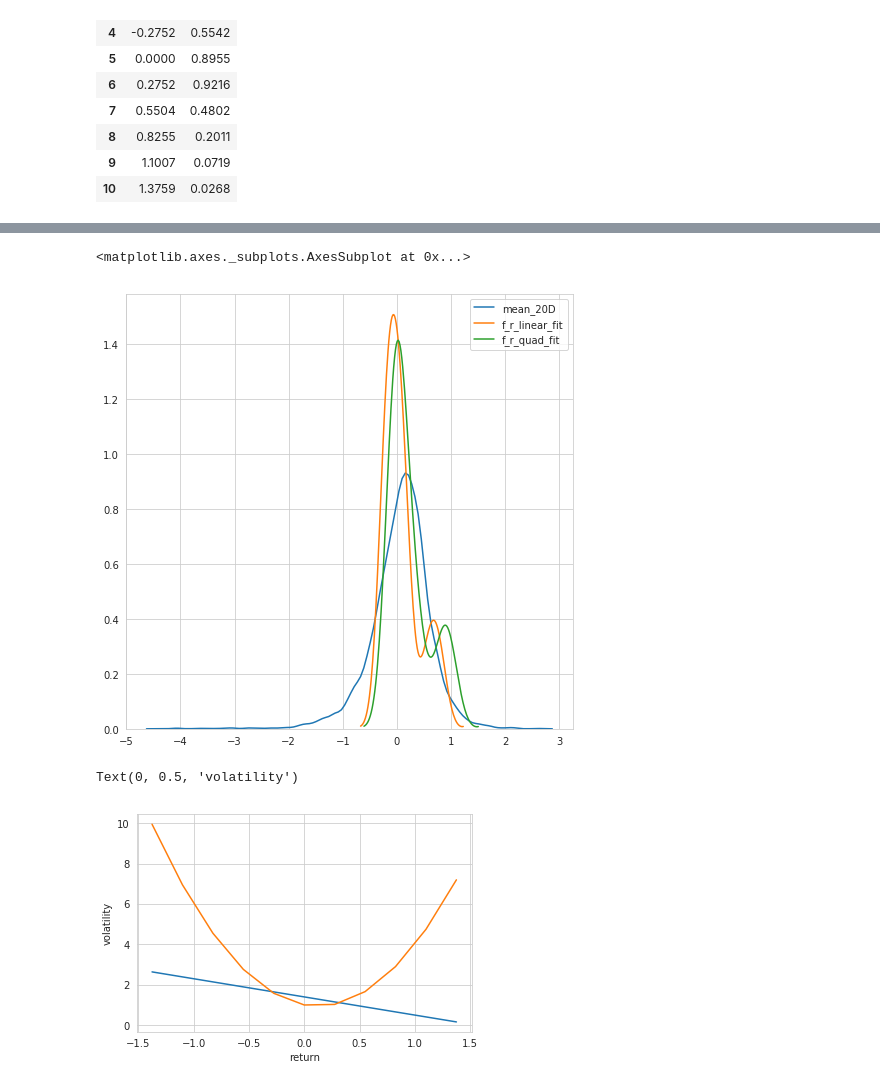
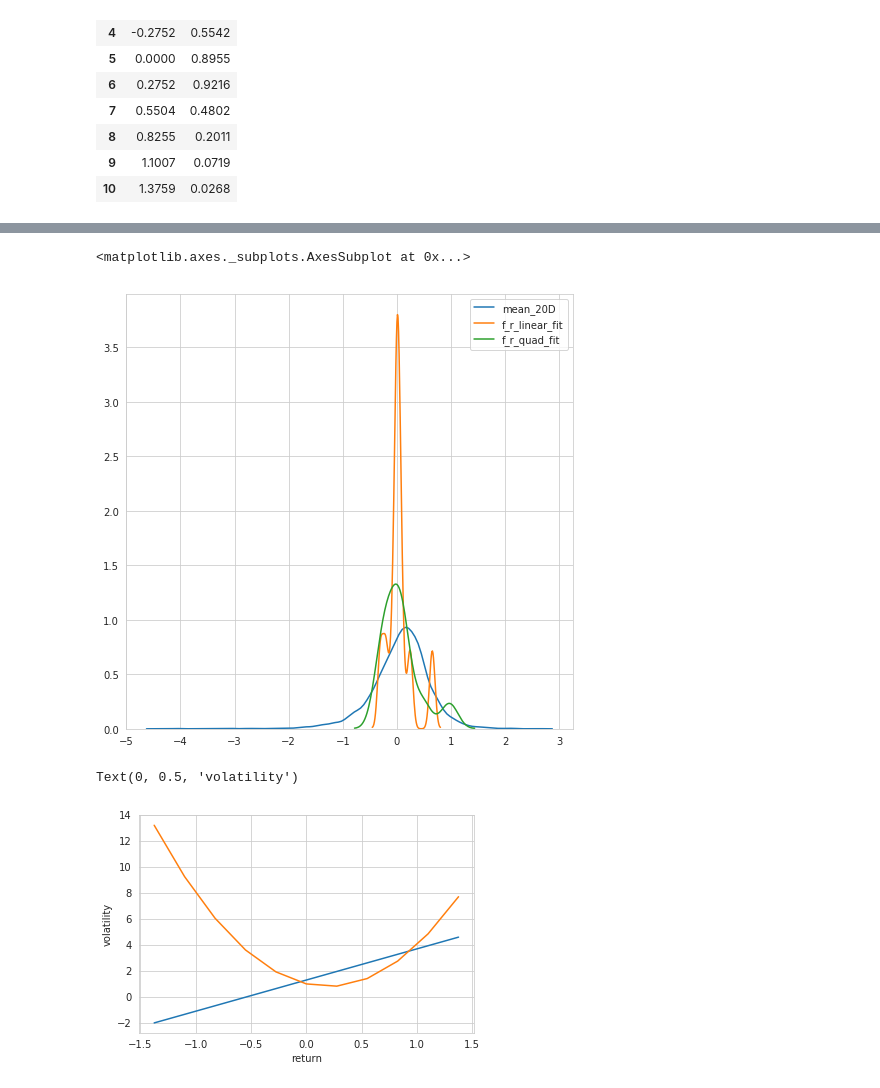
Before and after one commit to jackliu234/spx-vol-term-struct, a Jupyter notebook: project-lab.ipynb, the cells around one changed output, grey strips where cells are left out. Saved outputs shown, nothing was run; the diff lists cells and outputs as text; code cells hidden in the pictures.

```diff
--- a/project-lab.ipynb
+++ b/project-lab.ipynb
@@ -330,6 +352,6 @@ result.sort_values(by=['sse']).head()
 # %%
-test['f_r_linear_fit'] = [round(calc_density(x=elem, r=0, T=20/260, sigma=sigma_func_linear(elem, -0.9, 1.4), delta_x=0.01), 4) for elem in test['r']]
-test['f_r_quad_fit'] = [round(calc_density(x=elem, r=0, T=20/260, sigma=sigma_func_quad(elem, 4.0, -1.0, 1), delta_x=0.01), 4) for elem in test['r']]
+test['f_r_linear_fit'] = [round(calc_density(x=elem, r=0, T=20/260, sigma=sigma_func_linear(elem, 2.4, 1.3), delta_x=0.01), 4) for elem in test['r']]
+test['f_r_quad_fit'] = [round(calc_density(x=elem, r=0, T=20/260, sigma=sigma_func_quad(elem, 5.0, -2.0, 1), delta_x=0.01), 4) for elem in test['r']]
 
 fig = plt.figure(figsize=(8, 8))
 sns.kdeplot(df["mean_20D"])
@@ -337,16 +359,16 @@ sns.kdeplot(test["f_r_linear_fit"])
 sns.kdeplot(test["f_r_quad_fit"])
 # %% [output]
 <matplotlib.axes._subplots.AxesSubplot at 0x...>
-[figure, old version]
+[figure, new version]
 # %%
 vol_curve = pd.DataFrame(x, columns=['r'])
-vol_curve['vol_linear_fit'] = [sigma_func_linear(elem, -0.9, 1.4) for elem in vol_curve['r']]
-vol_curve['vol_quad_fit'] = [sigma_func_quad(elem, 4.0, -1.0, 1) for elem in vol_curve['r']]
+vol_curve['vol_linear_fit'] = [sigma_func_linear(elem, 2.4, 1.3) for elem in vol_curve['r']]
+vol_curve['vol_quad_fit'] = [sigma_func_quad(elem, 5.0, -2.0, 1) for elem in vol_curve['r']]
 
 plt.plot(vol_curve['r'], vol_curve['vol_linear_fit'])
 plt.plot(vol_curve['r'], vol_curve['vol_quad_fit'])
 plt.xlabel('return')
 plt.ylabel('volatility')
 # %% [output]
 Text(0, 0.5, 'volatility')
-[figure, old version]
+[figure, new version]
```
Also changed, not shown: parts of 20 cells of this notebook, 1 other file.
